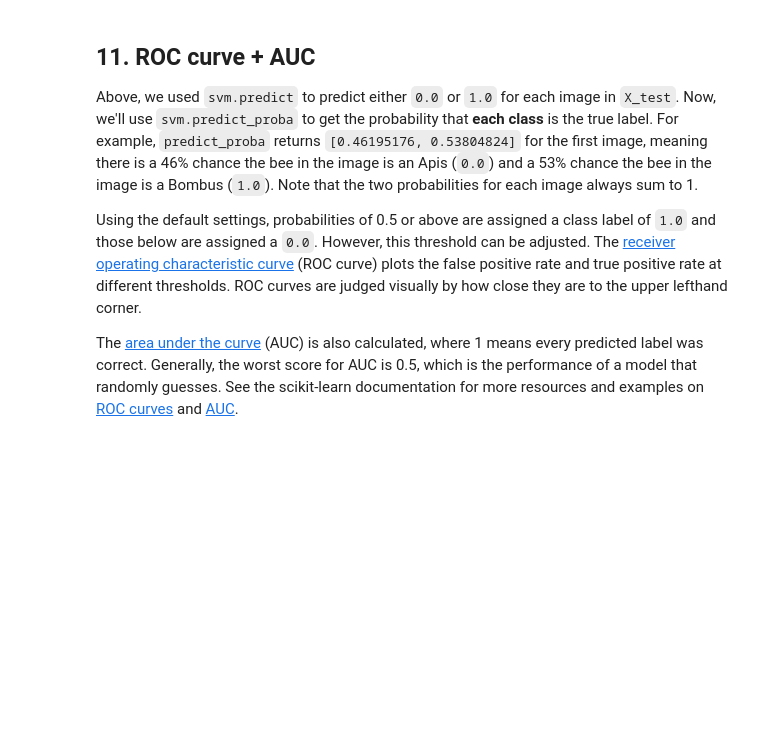
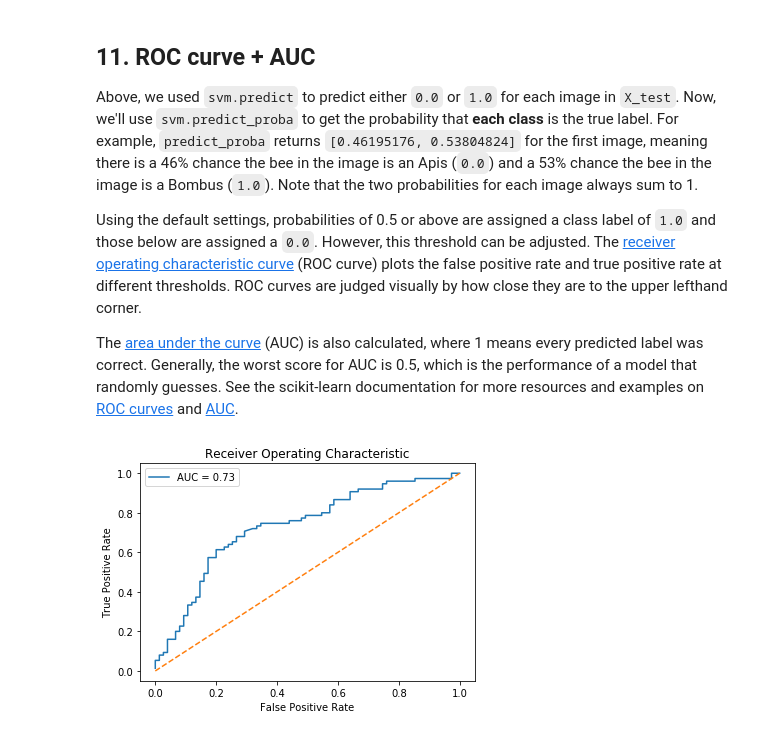
Before and after one commit to ArthurEzenwanne/data-projects, a Jupyter notebook: Naive_Bees_Predict_Species_from_Images/naive_bees_predict.ipynb, the cells around one changed output. Drawn from its saved outputs; the diff is of its cells as text; code cells hidden in the pictures; blank space fills up the shorter version.

Commit message:
Complete naive bees predict species from images project

```diff
--- a/Naive_Bees_Predict_Species_from_Images/naive_bees_predict.ipynb
+++ b/Naive_Bees_Predict_Species_from_Images/naive_bees_predict.ipynb
@@ -195,15 +195,15 @@ array([[124.        , 118.        ,  84.        , ...,   1.27950416,
 <p>In our case, we will keep 500 components. This means our feature matrix will only have 500 columns rather than the original 31,296.</p>
 # %%
 # get shape of feature matrix
-print('Feature matrix shape is: ', ...)
+print('Feature matrix shape is: ', feature_matrix.shape)
 
 # define standard scaler
 ss = StandardScaler()
 # run this on our feature matrix
-bees_stand = ss.fit_transform(...)
+bees_stand = ss.fit_transform(feature_matrix)
 
 pca = PCA(n_components=500)
 # use fit_transform to run PCA on our standardized matrix
-bees_pca = ...
+bees_pca = pca.fit_transform(bees_stand)
 # look at new shape
-print('PCA matrix shape is: ', ...)
+print('PCA matrix shape is: ', bees_pca.shape)
@@ -211,10 +214,10 @@ print('PCA matrix shape is: ', ...)
 ## 8. Split into train and test sets
 <p>Now we need to convert our data into train and test sets. We'll use 70% of images as our training data and test our model on the remaining 30%. Scikit-learn's <a href="http://scikit-learn.org/stable/modules/generated/sklearn.model_selection.train_test_split.html"><code>train_test_split</code></a> function makes this easy.</p>
 # %%
-X_train, X_test, y_train, y_test = train_test_split(...,
-                                                    ...,
+X_train, X_test, y_train, y_test = train_test_split(bees_pca,
+                                                    labels.genus.values,
                                                     test_size=.3,
                                                     random_state=1234123)
 
 # look at the distrubution of labels in the train set
-# ... YOUR CODE FOR TASK 8
+pd.Series(y_train).value_counts()
@@ -226,7 +233,7 @@ X_train, X_test, y_train, y_test = train_test_split(...,
 <p>Since we have a classification task -- honey or bumble bee -- we will use the support vector classifier (SVC), a type of SVM. We imported this class at the top of the notebook.</p>
 # %%
 # define support vector classifier
-svm = ...
+svm = SVC(kernel='linear', probability=True, random_state=42)
 
 # fit model
-# ... YOUR CODE FOR TASK 9 ...
+svm.fit(X_train, y_train)
@@ -247,24 +261,26 @@ print('Model accuracy is: ', accuracy)
 <p>The <a href="https://en.wikipedia.org/wiki/Receiver_operating_characteristic#Area_under_the_curve">area under the curve</a> (AUC) is also calculated, where 1 means every predicted label was correct. Generally, the worst score for AUC is 0.5, which is the performance of a model that randomly guesses. See the scikit-learn documentation for more resources and examples on <a href="http://scikit-learn.org/stable/modules/generated/sklearn.metrics.roc_curve.html">ROC curves</a> and <a href="http://scikit-learn.org/stable/modules/generated/sklearn.metrics.auc.html">AUC</a>.</p>
 # %%
 # predict probabilities for X_test using predict_proba
-probabilities = ...
+probabilities = svm.predict_proba(X_test)
 
 # select the probabilities for label 1.0
-y_proba = ...
+y_proba = probabilities[:, 1]
 
 # calculate false positive rate and true positive rate at different thresholds
 false_positive_rate, true_positive_rate, thresholds = roc_curve(y_test, y_proba, pos_label=1)
 
 # calculate AUC
-roc_auc = auc(...)
+roc_auc = auc(false_positive_rate, true_positive_rate)
 
 plt.title('Receiver Operating Characteristic')
 # plot the false positive rate on the x axis and the true positive rate on the y axis
-roc_plot = plt.plot(...,
-                    ...,
+roc_plot = plt.plot(false_positive_rate,
+                    true_positive_rate,
                     label='AUC = {:0.2f}'.format(roc_auc))
 
 plt.legend(loc=0)
 plt.plot([0,1], [0,1], ls='--')
 plt.ylabel('True Positive Rate')
 plt.xlabel('False Positive Rate');
+# %% [output]
+[figure, added]
```
Also changed, not shown: parts of 4 cells of this notebook.
